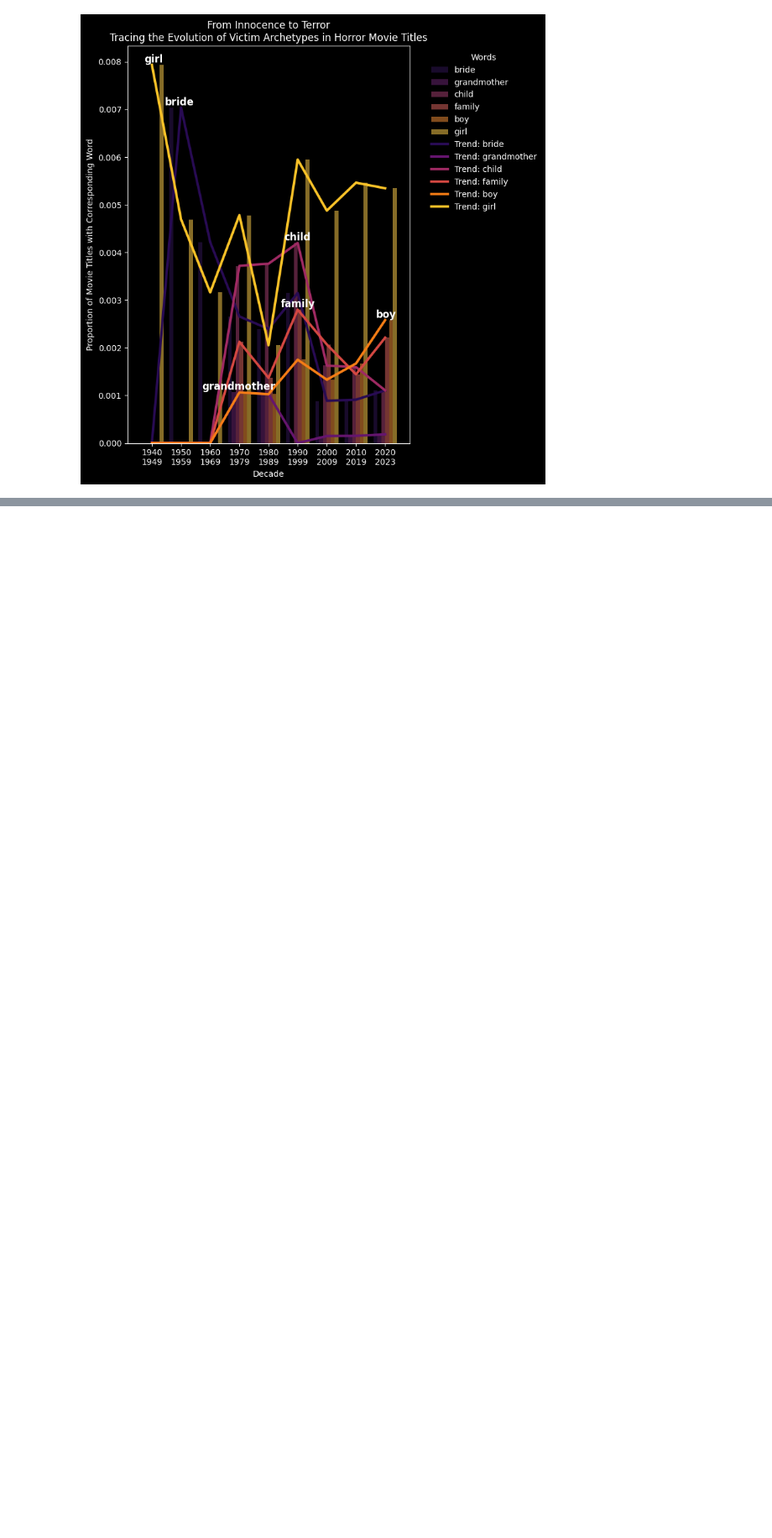
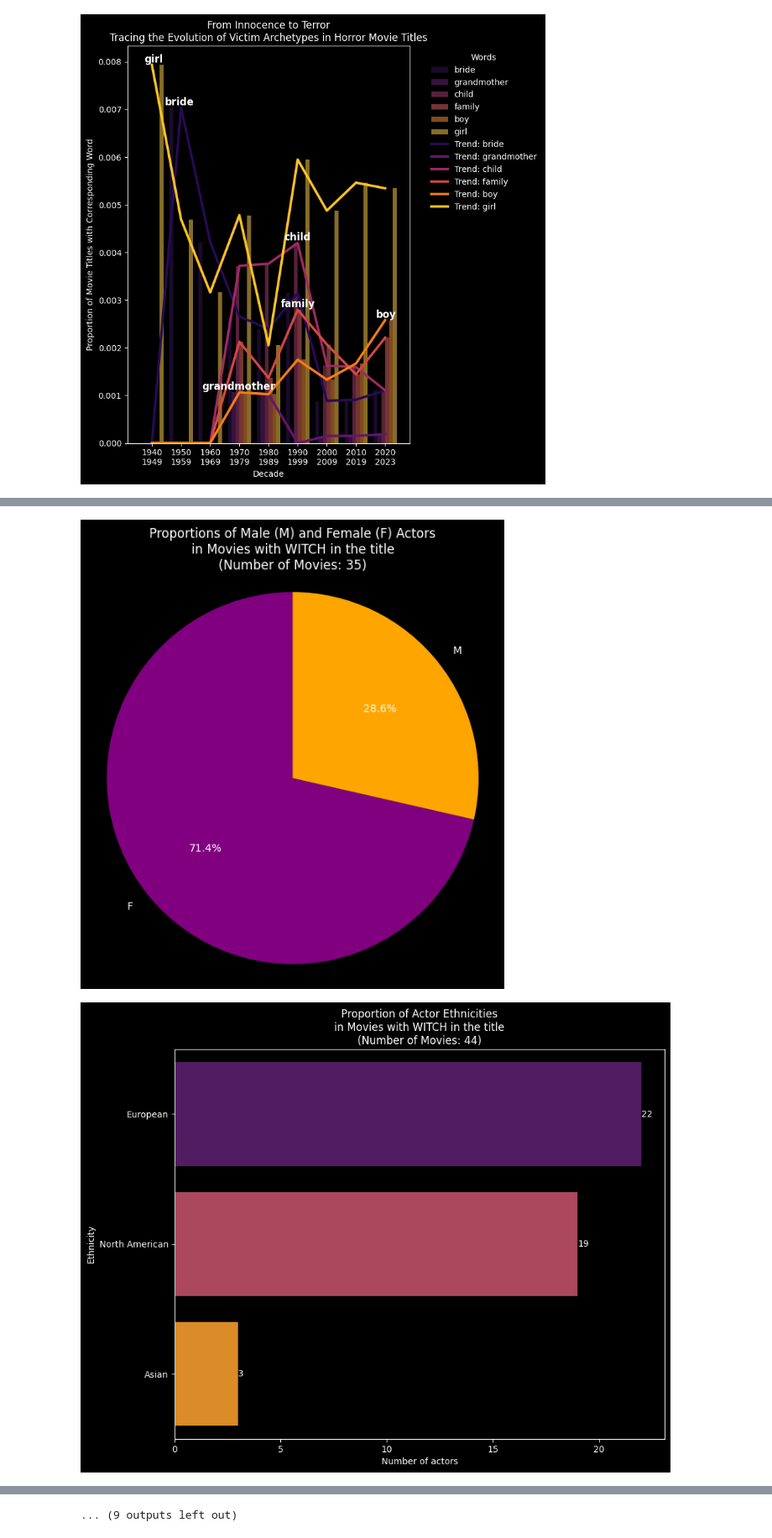
Before and after one commit to epfl-ada/ada-2024-project-abracad4bra, a Jupyter notebook: final_titles_analysis.ipynb, the cells around one changed output, grey strips where cells are left out. Shown at 84% size. Drawn from its saved outputs; the diff is of its cells as text; code cells hidden in the pictures; blank space fills up the shorter version.

```diff
--- a/final_titles_analysis.ipynb
+++ b/final_titles_analysis.ipynb
@@ -885,0 +824,27 @@ We know the actor but could not find info
+# %%
+# retrieve the processed dfs with actor information saved in the data folder
+# plot the graphs with actor profiles for each keyword in movie titles
+
+witch_df= pd.read_csv('data/processed_data_for_titles/witch.csv')
+witch_ethnicities=plot_demographics(witch_df, 'witch')
+
+zombie_df= pd.read_csv('data/processed_data_for_titles/zombie.csv')
+zombie_ethnicities=plot_demographics(zombie_df, 'zombie')
+
+vampire_df= pd.read_csv('data/processed_data_for_titles/vampire.csv')
+vampire_ethnicities=plot_demographics(vampire_df, 'vampire')
+
+ghost_df= pd.read_csv('data/processed_data_for_titles/ghost.csv')
+ghost_ethnicities=plot_demographics(ghost_df, 'ghost')
+
+alien_df= pd.read_csv('data/processed_data_for_titles/alien.csv')
+alien_ethnicities=plot_demographics(alien_df, 'alien')
+
+prey_df= pd.read_csv('data/processed_data_for_titles/prey.csv')
+prey_ethnicities=plot_demographics(prey_df, 'prey')
+
+predator_df= pd.read_csv('data/processed_data_for_titles/predator.csv')
+predator_ethnicities=plot_demographics(predator_df, 'predator')
+# %% [output]
+[figure, added]
+[figure, added]
@@ -885,0 +861 @@ We know the actor but could not find info
+... (9 outputs left out)
```
Also changed, not shown: parts of 21 cells of this notebook, 7 other files.
